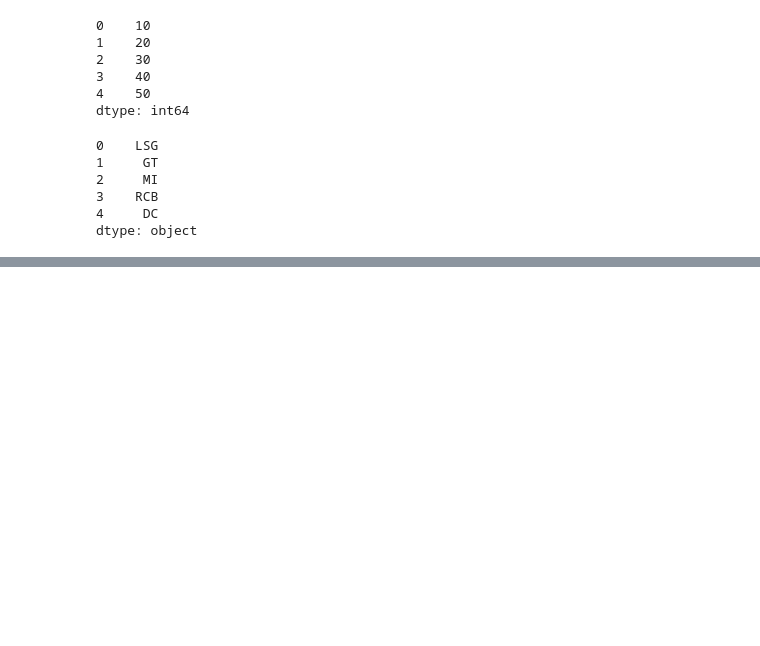
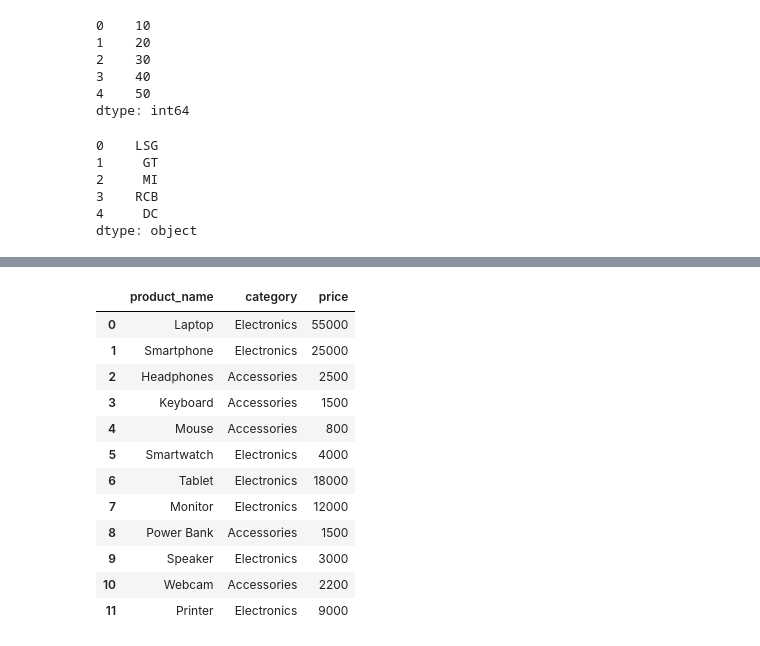
Before and after one commit to sonu0107johri-png/Python-Assignment, a Jupyter notebook: Pandas_Assignment.ipynb, the cells around one changed output, grey strips where cells are left out. Cells and saved outputs as stored; diff of their text form; code cells hidden in the pictures; blank space fills up the shorter version.

```diff
--- a/Pandas_Assignment.ipynb
+++ b/Pandas_Assignment.ipynb
@@ -37,0 +150,61 @@ dtype: object
+# %%
+flipkart_products = pd.DataFrame({
+    "product_name": [
+        "Laptop",
+        "Smartphone",
+        "Headphones",
+        "Keyboard",
+        "Mouse",
+        "Smartwatch",
+        "Tablet",
+        "Monitor",
+        "Power Bank",
+        "Speaker",
+        "Webcam",
+        "Printer"
+    ],
+    "category": [
+        "Electronics",
+        "Electronics",
+        "Accessories",
+        "Accessories",
+        "Accessories",
+        "Electronics",
+        "Electronics",
+        "Electronics",
+        "Accessories",
+        "Electronics",
+        "Accessories",
+        "Electronics"
+    ],
+    "price": [
+        55000,
+        25000,
+        2500,
+        1500,
+        800,
+        4000,
+        18000,
+        12000,
+        1500,
+        3000,
+        2200,
+        9000
+    ]
+})
+
+flipkart_products
+# %% [output]
+|  | product_name | category | price |
+| 0 | Laptop | Electronics | 55000 |
+| 1 | Smartphone | Electronics | 25000 |
+| 2 | Headphones | Accessories | 2500 |
+| 3 | Keyboard | Accessories | 1500 |
+| 4 | Mouse | Accessories | 800 |
+| 5 | Smartwatch | Electronics | 4000 |
+| 6 | Tablet | Electronics | 18000 |
+| 7 | Monitor | Electronics | 12000 |
+| 8 | Power Bank | Accessories | 1500 |
+| 9 | Speaker | Electronics | 3000 |
+| 10 | Webcam | Accessories | 2200 |
+| 11 | Printer | Electronics | 9000 |
```
Also changed, not shown: parts of 23 cells of this notebook.
